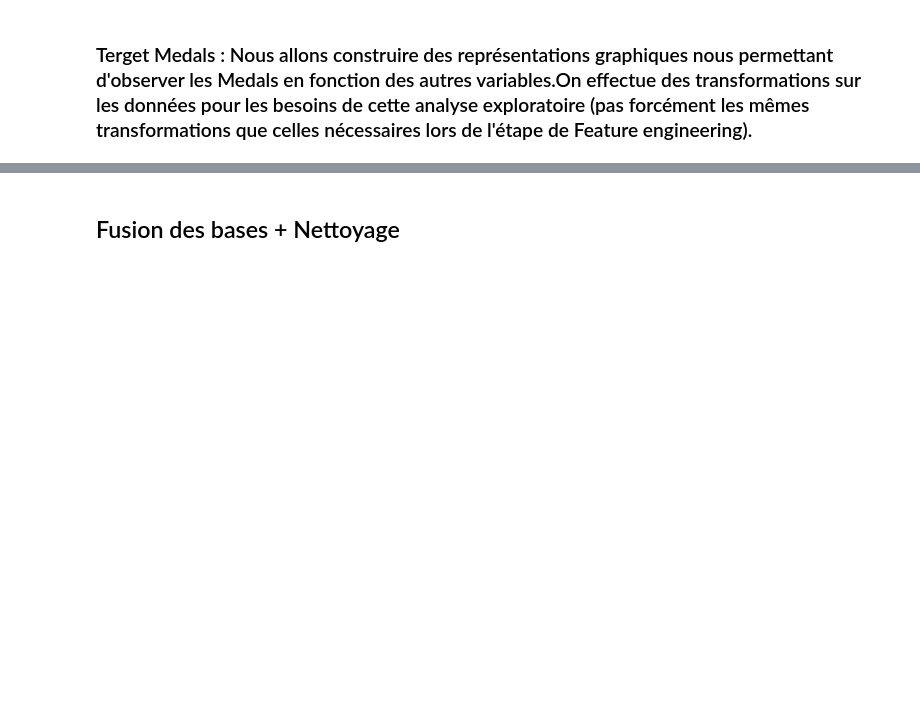
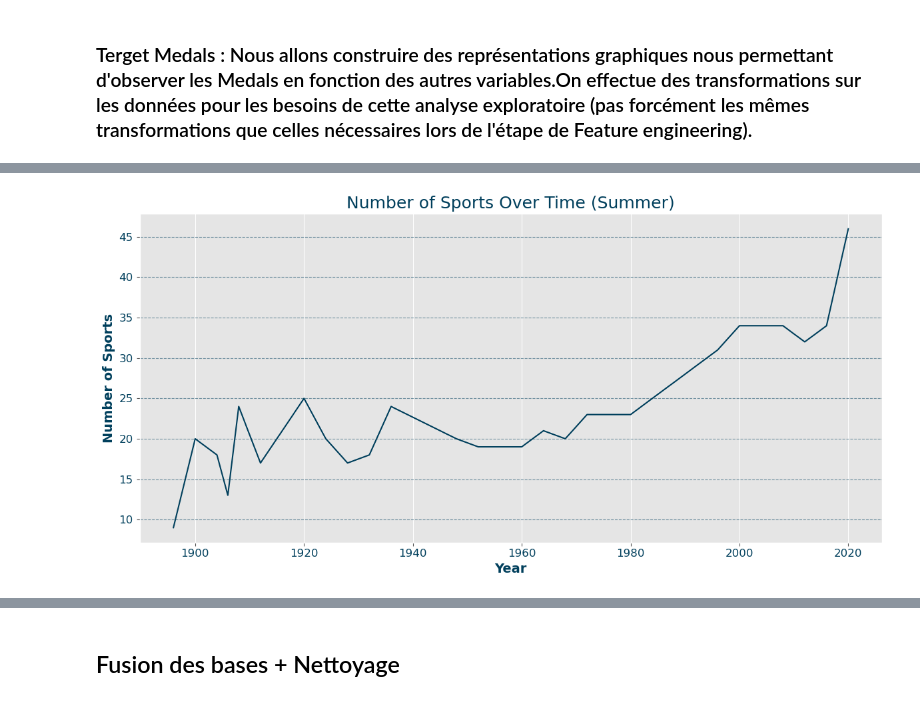
Before and after one commit to nastoo/tp-methodes-pour-analytique, a Jupyter notebook: Projet_GG.ipynb, the cells around one changed output, grey strips where cells are left out. Cells and saved outputs as stored; diff of their text form; code cells hidden in the pictures; blank space fills up the shorter version.

```diff
--- a/Projet_GG.ipynb
+++ b/Projet_GG.ipynb
@@ -165,5 +164,0 @@ In [278] used 0.0 MiB RAM in 0.28s (system mean cpu 0%, single max cpu 0%), peak
-# %%
-df['NOC'] = df['NOC'].replace(['Soviet Union', 'URS'], 'RUS')
-
-df['Team'] = df['Team'].replace(['Soviet Union', 'URS'], 'Russia')
-df['Team'] = df['Team'].replace(['East Germany'], 'Germany')
@@ -171,0 +165,13 @@ In [279] used 4.9 MiB RAM in 0.72s (system mean cpu 15%, single max cpu 59%), pe
+# %%
+# RUSSIA
+df.loc[(df['Team'] == 'Soviet Union') & (df['NOC'] == 'URS'), ['Team', 'NOC']] = ['Russia', 'RUS'] # URSS période 1952-1988
+df.loc[(df['Team'] == 'ROC') & (df['NOC'] == 'ROC'), ['Team', 'Russia']] = ['Germany', 'RUS'] # JO 2020
+
+# GERMANY
+df.loc[(df['Team'] == 'East Germany') & (df['NOC'] == 'GDR'), ['Team', 'NOC']] = ['Germany', 'GER']
+
+# CHINA
+df.loc[df['Team'] == "People's Republic of China", ['Team', 'NOC']] = ['China', 'CHN']
+
+# UNITED STATES
+df.loc[df['Team'] == "United States of America", ['Team', 'NOC']] = ['United States', 'USA']
@@ -175,0 +184,15 @@ In [280] used 28.3 MiB RAM in 2.45s (system mean cpu 15%, single max cpu 100%),
+# %%
+summer_sports_per_year = df[df['Season'] == 'Summer'].groupby('Year')['Sport'].nunique()
+
+plt.figure(figsize=(12, 6))
+plt.plot(summer_sports_per_year.index, summer_sports_per_year.values, color='#003f5c')
+plt.title('Number of Sports Over Time (Summer)', fontsize=18, color='#003f5c')
+plt.xlabel('Year', fontsize=14, fontweight='bold', color='#003f5c')
+plt.ylabel('Number of Sports', fontsize=14, fontweight='bold', color='#003f5c')
+plt.xticks(fontsize=12, color='#003f5c')
+plt.yticks(fontsize=12, color='#003f5c')
+plt.grid(axis='y', linestyle='--', alpha=0.5, color='#003f5c')
+plt.tight_layout()
+plt.show()
+# %% [output]
+[figure, added]
```
Also changed, not shown: parts of 33 cells of this notebook, 1 other file.
